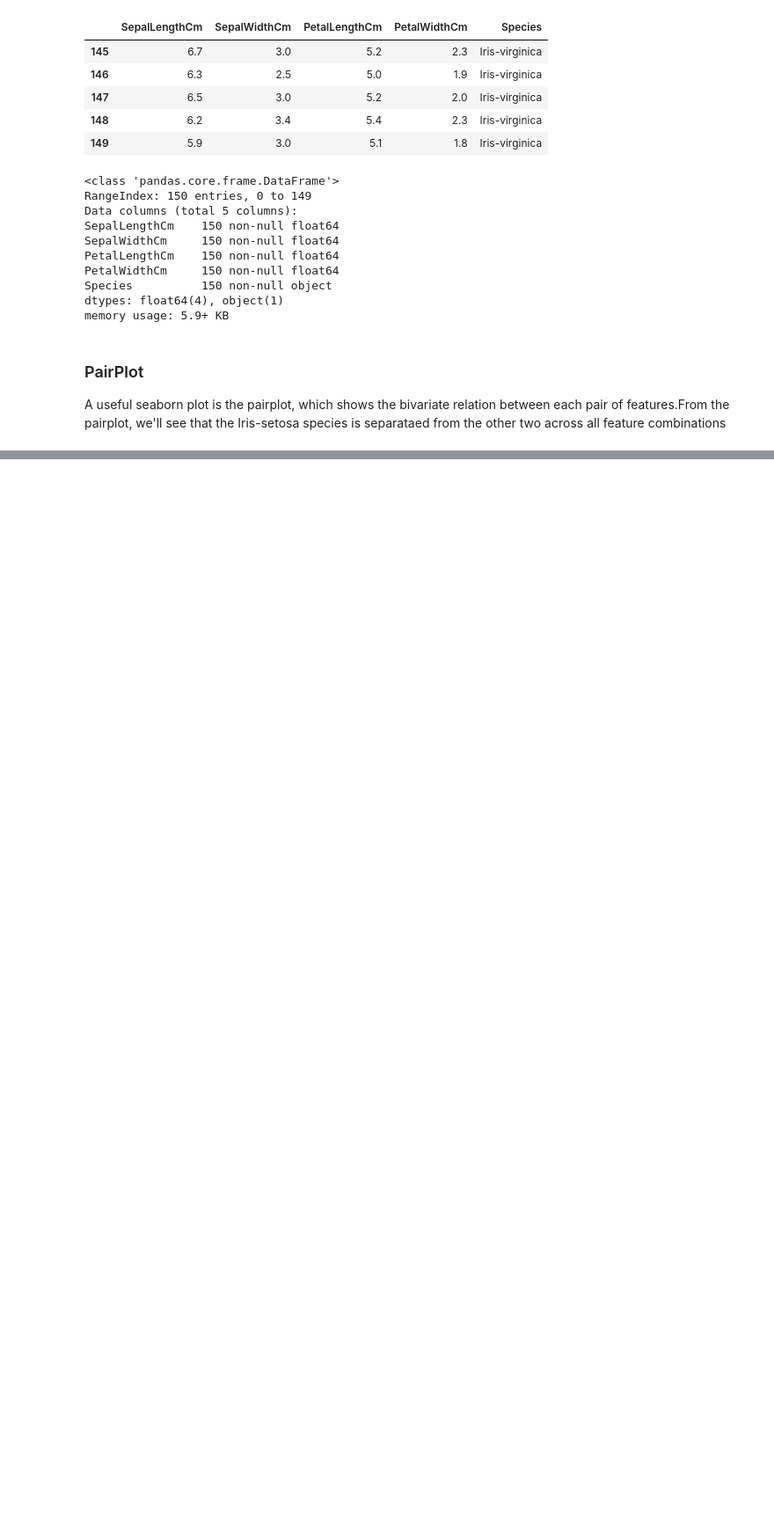
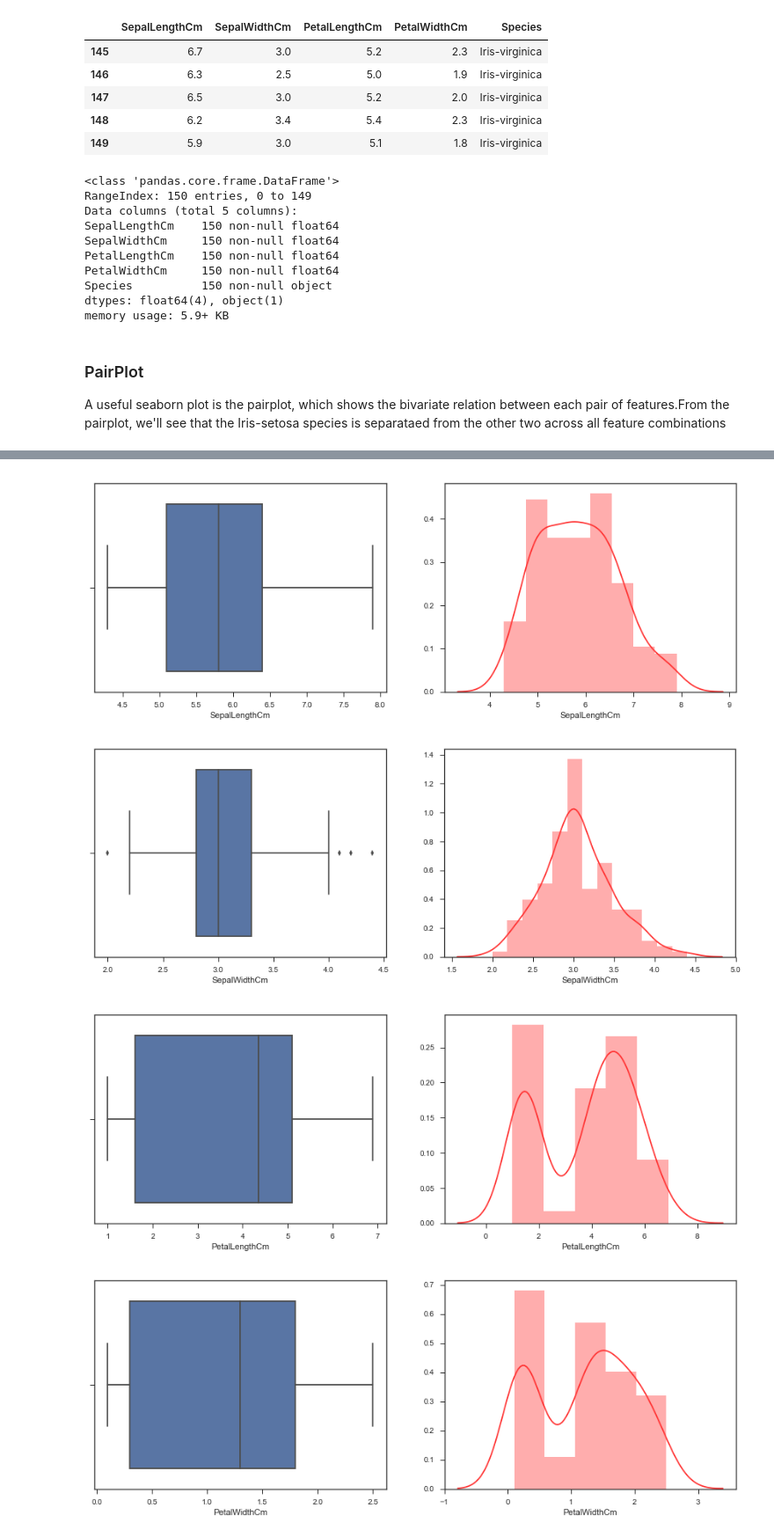
Before and after one commit to nakster/EmergingTechAssessment, a Jupyter notebook: Excerise 2/iris-dataset.ipynb, the cells around one changed output, grey strips where cells are left out. Shown: that part at 88% size. Saved outputs shown, nothing was run; the diff lists cells and outputs as text; code cells hidden in the pictures; blank space fills up the shorter version.

```diff
--- a/Excerise 2/iris-dataset.ipynb
+++ b/Excerise 2/iris-dataset.ipynb
@@ -151,0 +154,9 @@ sns.pairplot(IrisData, hue='Species',markers ='>',diag_kind='kde')
+# %%
+#This method here shows the statistical quantities being plotted on to a graph
+def plot(feature):
+    fig,axes=plt.subplots(1,2)
+    sns.boxplot(data=IrisData,x=feature,ax=axes[0])#box plot of dataset
+    sns.distplot(a=IrisData[feature],ax=axes[1],color='#ff3333')
+    fig.set_size_inches(15,5)
+#This shows the statistical quantities  such as mean std and so on
+IrisData.describe()
@@ -151,0 +173,11 @@ sns.pairplot(IrisData, hue='Species',markers ='>',diag_kind='kde')
+# %%
+#this just plots the different variables passed to the function
+plot('SepalLengthCm')
+plot('SepalWidthCm')
+plot('PetalLengthCm')
+plot('PetalWidthCm')
+# %% [output]
+[figure, added]
+[figure, added]
+[figure, added]
+[figure, added]
```
Also changed, not shown: parts of 9 cells of this notebook.
